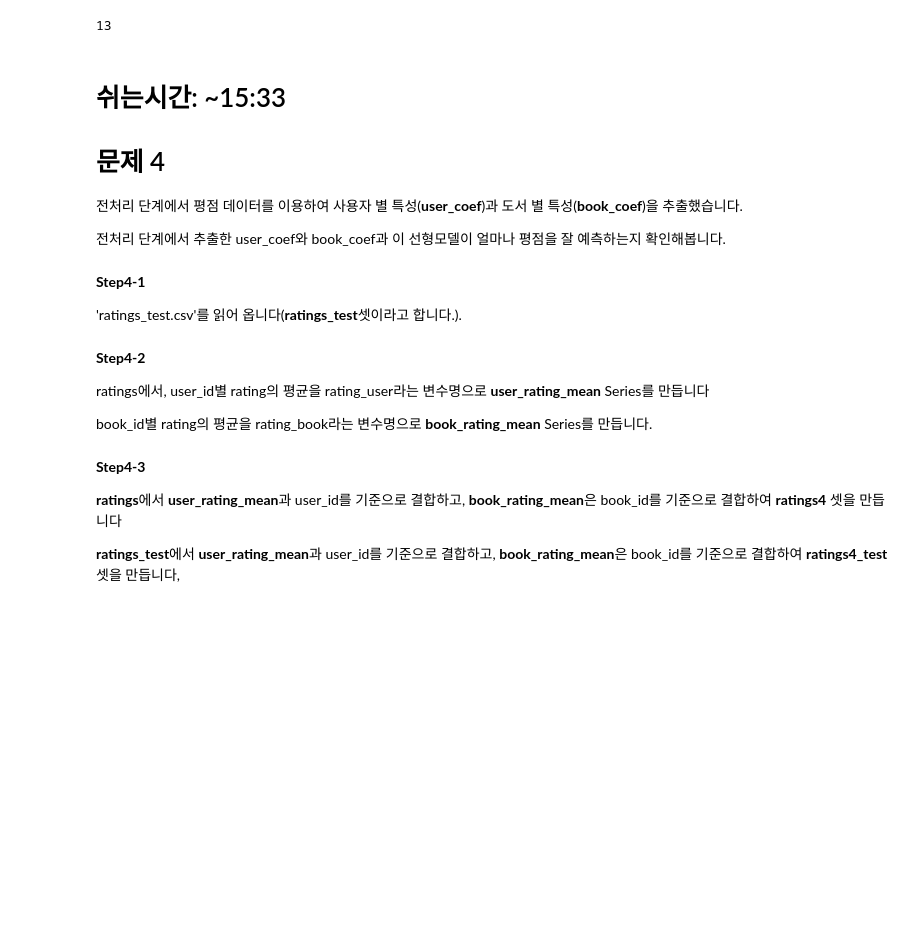
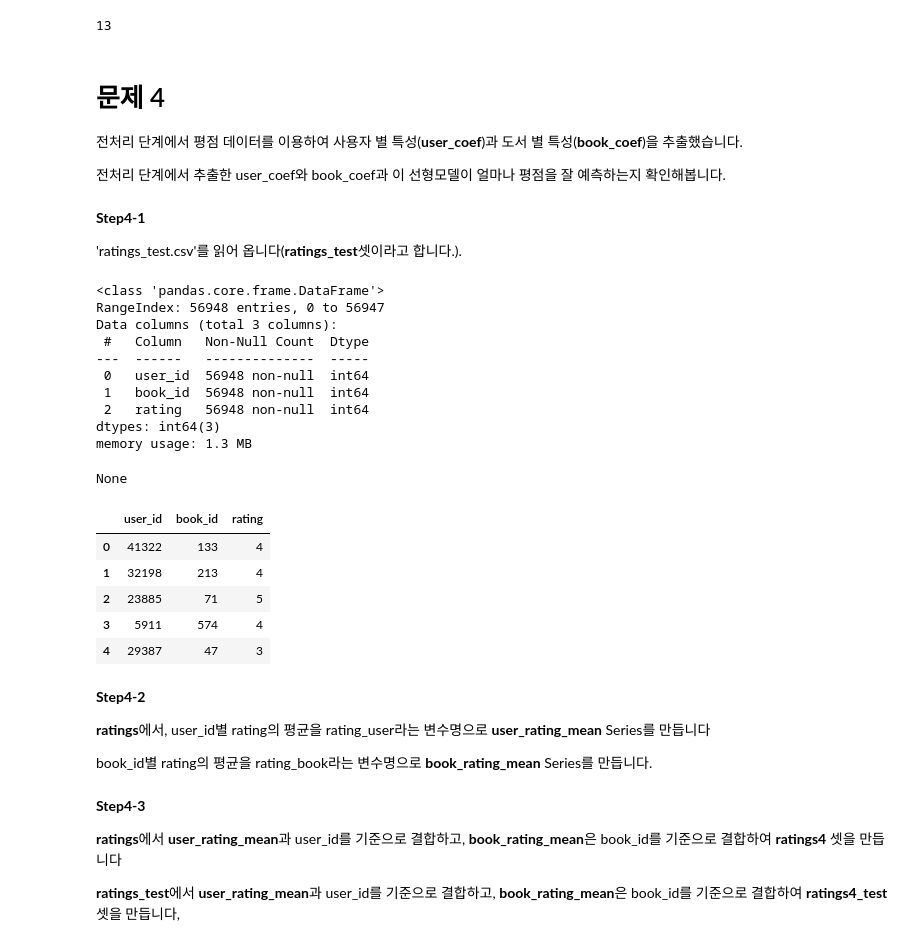
Before and after one commit to sunkusun9/DS_challenge_2310, a Jupyter notebook: prob_lect.ipynb, the cells around one changed output. Saved outputs shown, nothing was run; the diff lists cells and outputs as text; code cells hidden in the pictures; blank space fills up the shorter version.

```diff
--- a/prob_lect.ipynb
+++ b/prob_lect.ipynb
@@ -1341,8 +1341,6 @@ E
 # %% [output]
 13
 # %% [markdown]
-# 쉬는시간: ~15:33
-
 # 문제 4
 
 전처리 단계에서 평점 데이터를 이용하여 사용자 별 특성(**user_coef**)과 도서 별 특성(**book_coef**)을 추출했습니다.
@@ -1352,9 +1350,31 @@ E
 **Step4-1**
 
 'ratings_test.csv'를 읽어 옵니다(**ratings_test**셋이라고 합니다.).
+# %%
+df_ratings_test = pd.read_csv('ratings_test.csv')
+display(df_ratings_test.info())
+display(df_ratings_test.head())
+# %% [output]
+<class 'pandas.core.frame.DataFrame'>
+RangeIndex: 56948 entries, 0 to 56947
+Data columns (total 3 columns):
+ #   Column   Non-Null Count  Dtype
+---  ------   --------------  -----
+ 0   user_id  56948 non-null  int64
+ 1   book_id  56948 non-null  int64
+ 2   rating   56948 non-null  int64
+dtypes: int64(3)
+memory usage: 1.3 MB
+None
+|  | user_id | book_id | rating |
+| 0 | 41322 | 133 | 4 |
+| 1 | 32198 | 213 | 4 |
+| 2 | 23885 | 71 | 5 |
+| 3 | 5911 | 574 | 4 |
+| 4 | 29387 | 47 | 3 |
 # %% [markdown]
 **Step4-2**
 
-ratings에서, user_id별 rating의 평균을 rating_user라는 변수명으로 **user_rating_mean** Series를 만듭니다
+**ratings**에서, user_id별 rating의 평균을 rating_user라는 변수명으로 **user_rating_mean** Series를 만듭니다
 
 book_id별 rating의 평균을 rating_book라는 변수명으로 **book_rating_mean** Series를 만듭니다.
```
Also changed, not shown: parts of 13 cells of this notebook.
